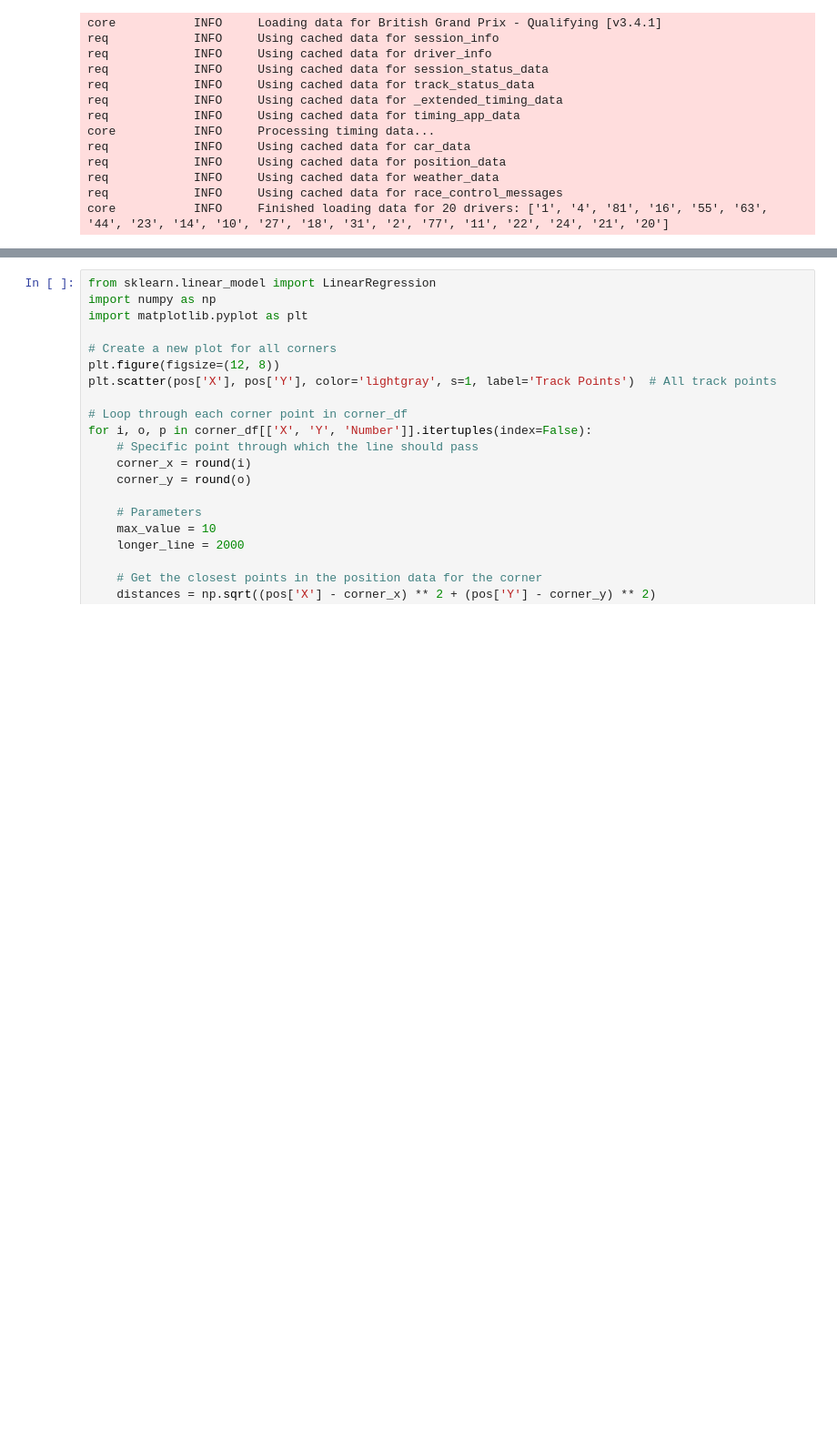
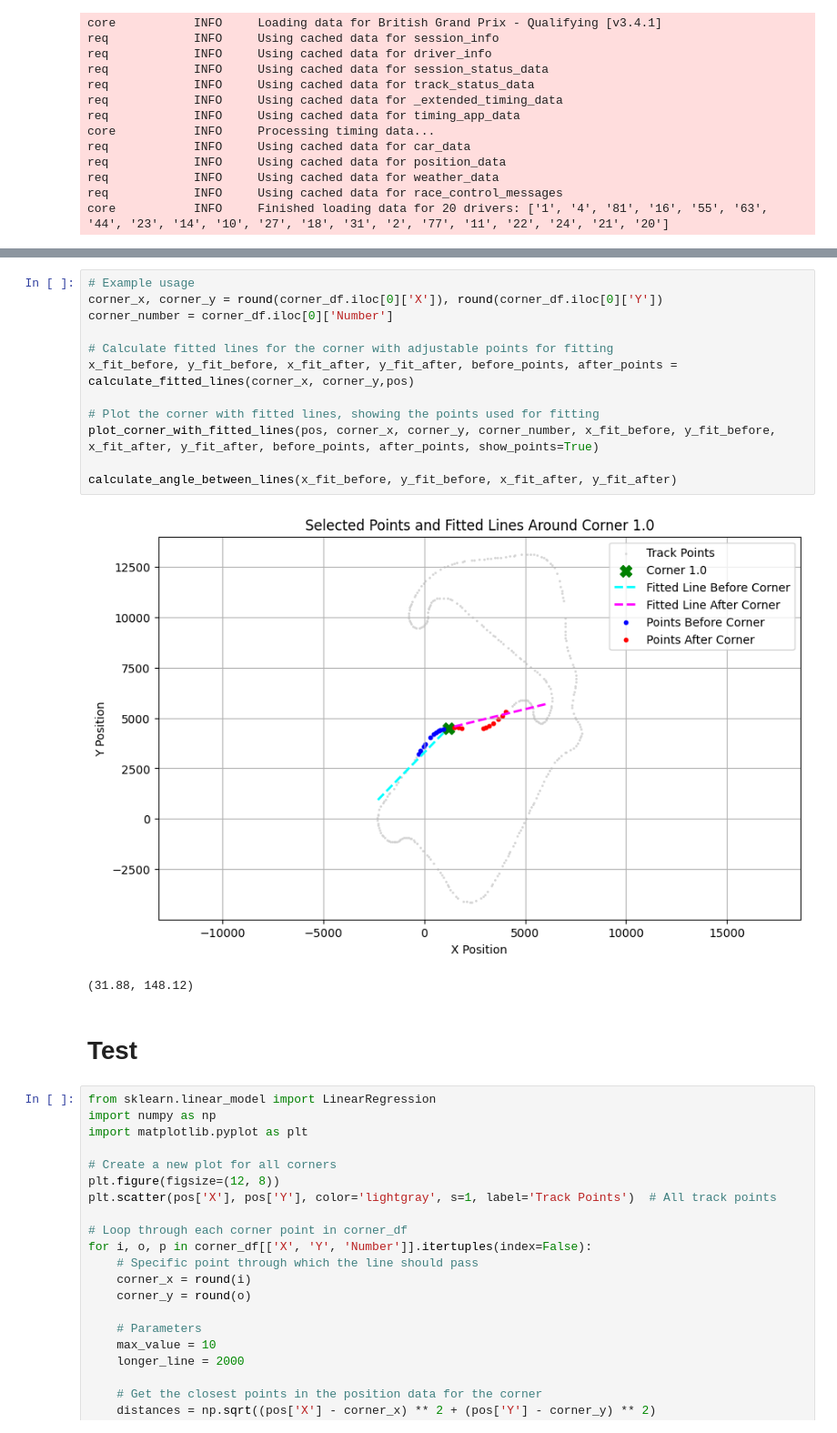
Before and after one commit to rricc22/F1, a Jupyter notebook: categorization_track.ipynb, the cells around one changed output, grey strips where cells are left out. Shown at 91% size. Drawn from its saved outputs; the diff is of its cells as text; blank space fills up the shorter version.

```diff
--- a/categorization_track.ipynb
+++ b/categorization_track.ipynb
@@ -854,3 +984,20 @@ Corner 6: Acute Angle = 82.67°, Obtuse Angle = 97.33°
+# %%
+# Example usage
+corner_x, corner_y = round(corner_df.iloc[0]['X']), round(corner_df.iloc[0]['Y'])
+corner_number = corner_df.iloc[0]['Number']
+
+# Calculate fitted lines for the corner with adjustable points for fitting
+x_fit_before, y_fit_before, x_fit_after, y_fit_after, before_points, after_points = calculate_fitted_lines(corner_x, corner_y,pos)
+
+# Plot the corner with fitted lines, showing the points used for fitting
+plot_corner_with_fitted_lines(pos, corner_x, corner_y, corner_number, x_fit_before, y_fit_before, x_fit_after, y_fit_after, before_points, after_points, show_points=True)
+
+calculate_angle_between_lines(x_fit_before, y_fit_before, x_fit_after, y_fit_after)
+# %% [output]
+[figure, added]
+(31.88, 148.12)
+# %% [markdown]
+# Test
 # %%
 from sklearn.linear_model import LinearRegression
 import numpy as np
```
Also changed, not shown: parts of 3 cells of this notebook.
